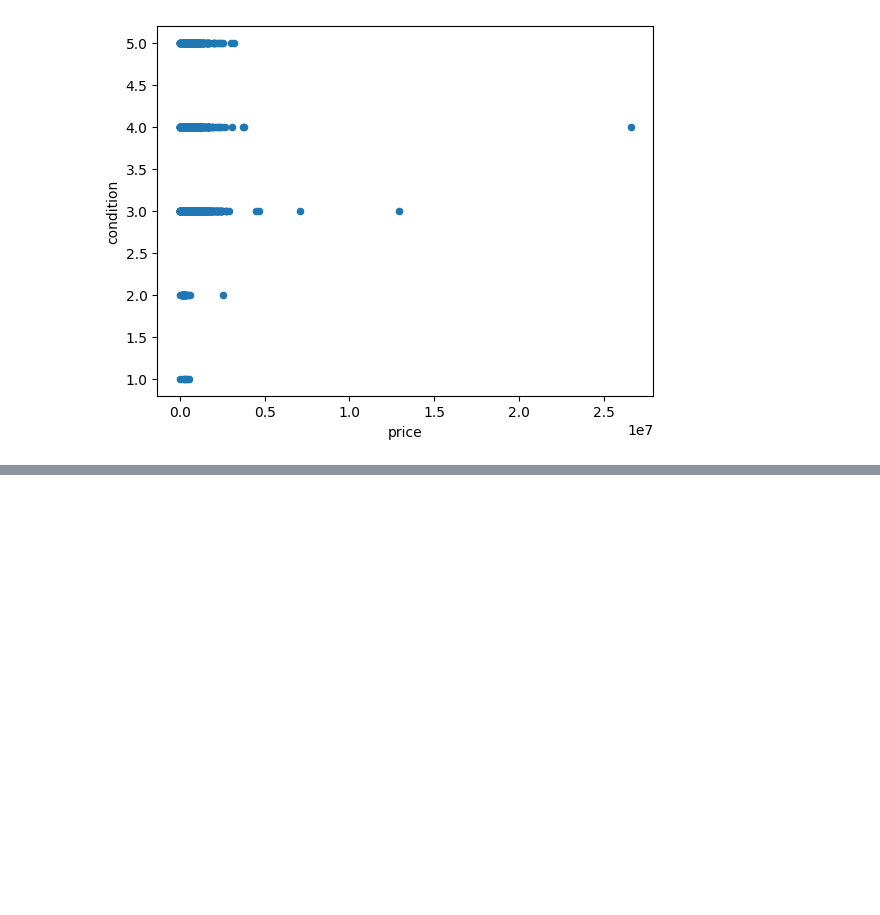
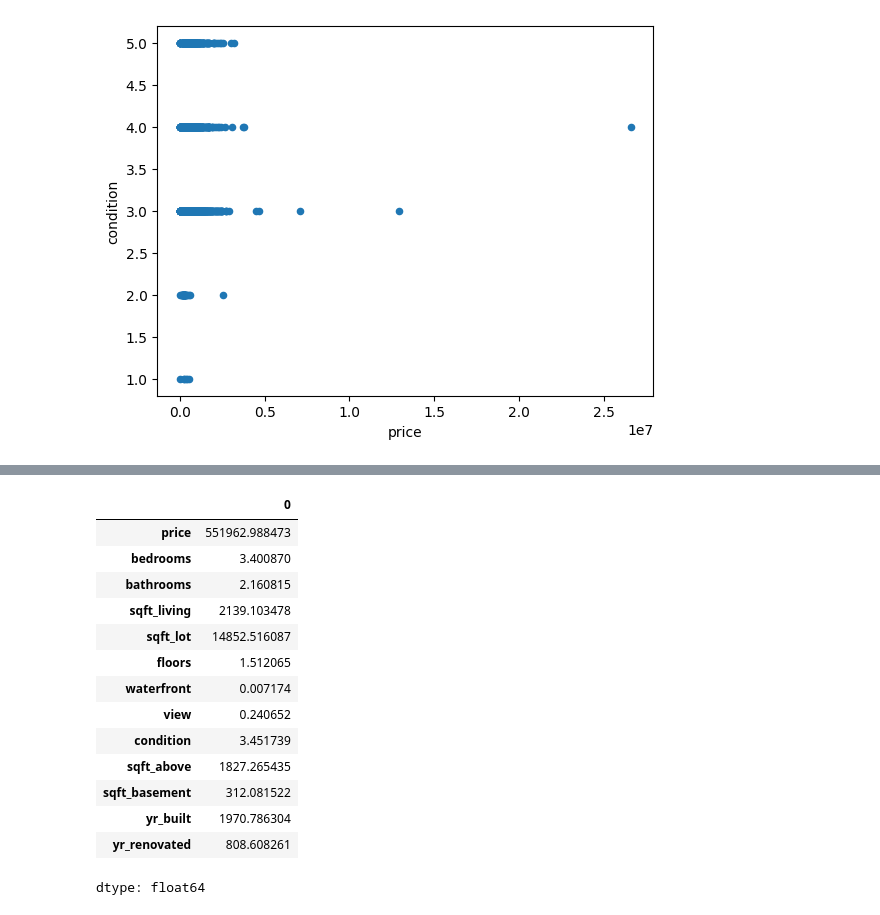
Before and after one commit to Divyanshi082004/ml-project, a Jupyter notebook: pandas.ipynb, the cells around one changed output, grey strips where cells are left out. Drawn from its saved outputs; the diff is of its cells as text; code cells hidden in the pictures; blank space fills up the shorter version.

```diff
--- a/pandas.ipynb
+++ b/pandas.ipynb
@@ -476,0 +588,19 @@ house.plot.scatter(x='price', y='condition')
+# %%
+#mean values - column wise
+house.mean(numeric_only=True)
+# %% [output]
+|  | 0 |
+| price | 551962.988473 |
+| bedrooms | 3.400870 |
+| bathrooms | 2.160815 |
+| sqft_living | 2139.103478 |
+| sqft_lot | 14852.516087 |
+| floors | 1.512065 |
+| waterfront | 0.007174 |
+| view | 0.240652 |
+| condition | 3.451739 |
+| sqft_above | 1827.265435 |
+| sqft_basement | 312.081522 |
+| yr_built | 1970.786304 |
+| yr_renovated | 808.608261 |
+dtype: float64
```
Also changed, not shown: parts of 11 cells of this notebook.
